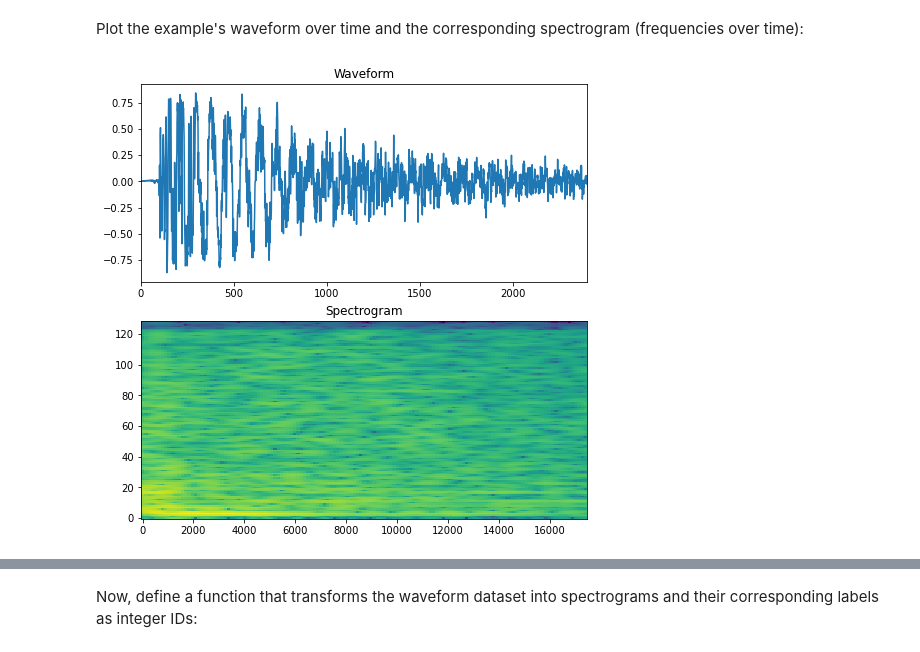
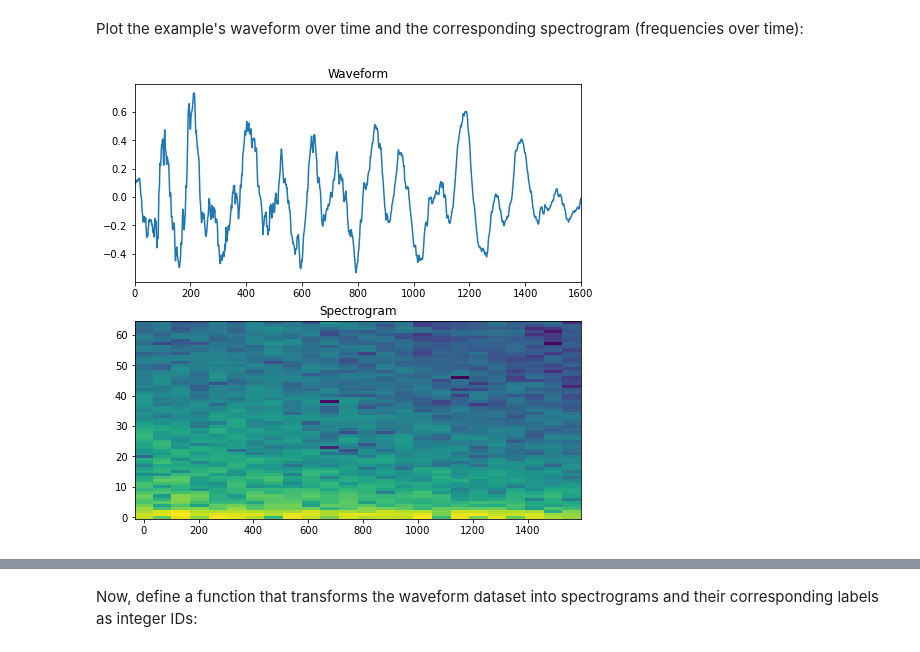
Before and after one commit to RafaSRibeiro/WaveDetect, a Jupyter notebook: jupyter/work/simple_audio.ipynb, the cells around one changed output, grey strips where cells are left out. Saved outputs shown, nothing was run; the diff lists cells and outputs as text; code cells hidden in the pictures.

```diff
--- a/jupyter/work/simple_audio.ipynb
+++ b/jupyter/work/simple_audio.ipynb
@@ -18,7 +18,7 @@ from IPython import display
 seed = 42
 tf.random.set_seed(seed)
 np.random.seed(seed)
-audio_length_ms = 150
+audio_length_ms = 100
 # %%
 data_dir = pathlib.Path('./dataset/mono' + str(audio_length_ms) + 'ms')
 # %%
@@ -167,7 +165,7 @@ def get_spectrogram(waveform):
   # clipes de áudio tenham a mesma duração.
   equal_length = tf.concat([waveform, zero_padding], 0)
   # Converta a forma de onda em um espectrograma por meio de um STFT.
-  spectrogram = tf.signal.stft(equal_length, frame_length=255, frame_step=16)
+  spectrogram = tf.signal.stft(equal_length, frame_length=128, frame_step=64)
   # Obtenha a magnitude do STFT.
   spectrogram = tf.abs(spectrogram)
   # Adicione uma dimensão `channels`, para que o espectrograma possa ser usado como
@@ -214,12 +212,13 @@ Plot the example's waveform over time and the corresponding spectrogram (frequen
 # %%
 fig, axes = plt.subplots(2, figsize=(8, 8))
 timescale = np.arange(waveform.shape[0])
 axes[0].plot(timescale, waveform.numpy())
 axes[0].set_title('Waveform')
 axes[0].set_xlim([0, sample_len])
 
 plot_spectrogram(spectrogram.numpy(), axes[1])
 axes[1].set_title('Spectrogram')
 plt.show()
+display.display(display.Audio(waveform, rate=16000))
 # %% [output]
-[figure, old version]
+[figure, new version]
```
Also changed, not shown: parts of 13 cells of this notebook, 4 other files.
